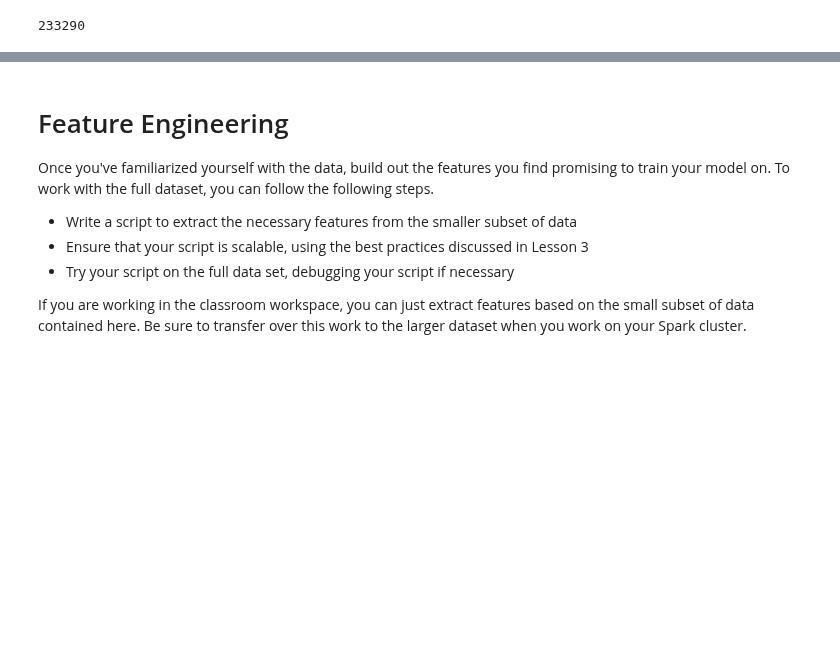
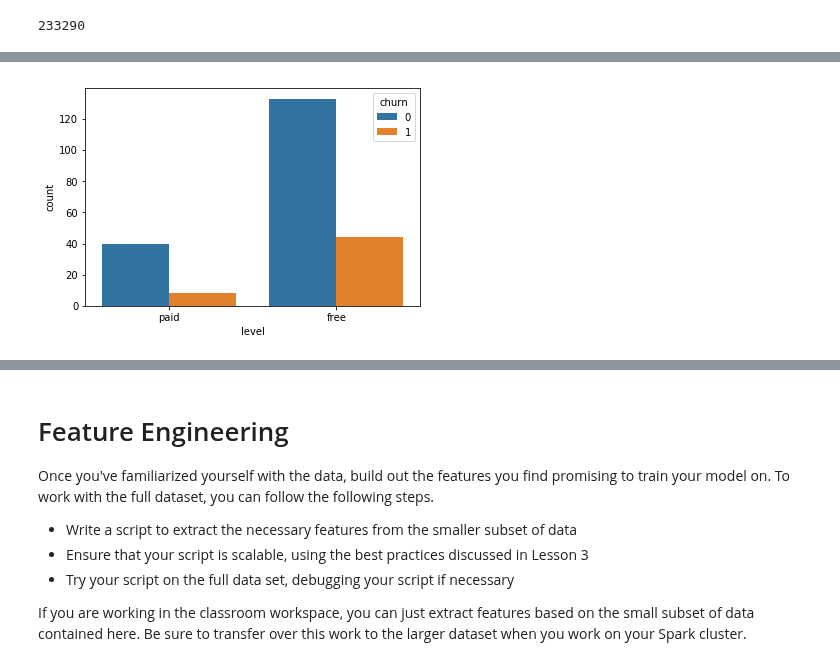
Before and after one commit to chziha/Data-Scientist-Udacity-Nanodegree, a Jupyter notebook: Churn-Predicting-with-Spark/Sparkify.ipynb, the cells around one changed output, grey strips where cells are left out. Drawn from its saved outputs; the diff is of its cells as text; code cells hidden in the pictures; blank space fills up the shorter version.

```diff
--- a/Churn-Predicting-with-Spark/Sparkify.ipynb
+++ b/Churn-Predicting-with-Spark/Sparkify.ipynb
@@ -253,0 +402,4 @@ df_with_target.filter(df_with_target['churn']==False).count()
+# %%
+vis_dist_pattern(df_clean, ['userID'], 'level')
+# %% [output]
+[figure, added]
```
Also changed, not shown: parts of 59 cells of this notebook.
